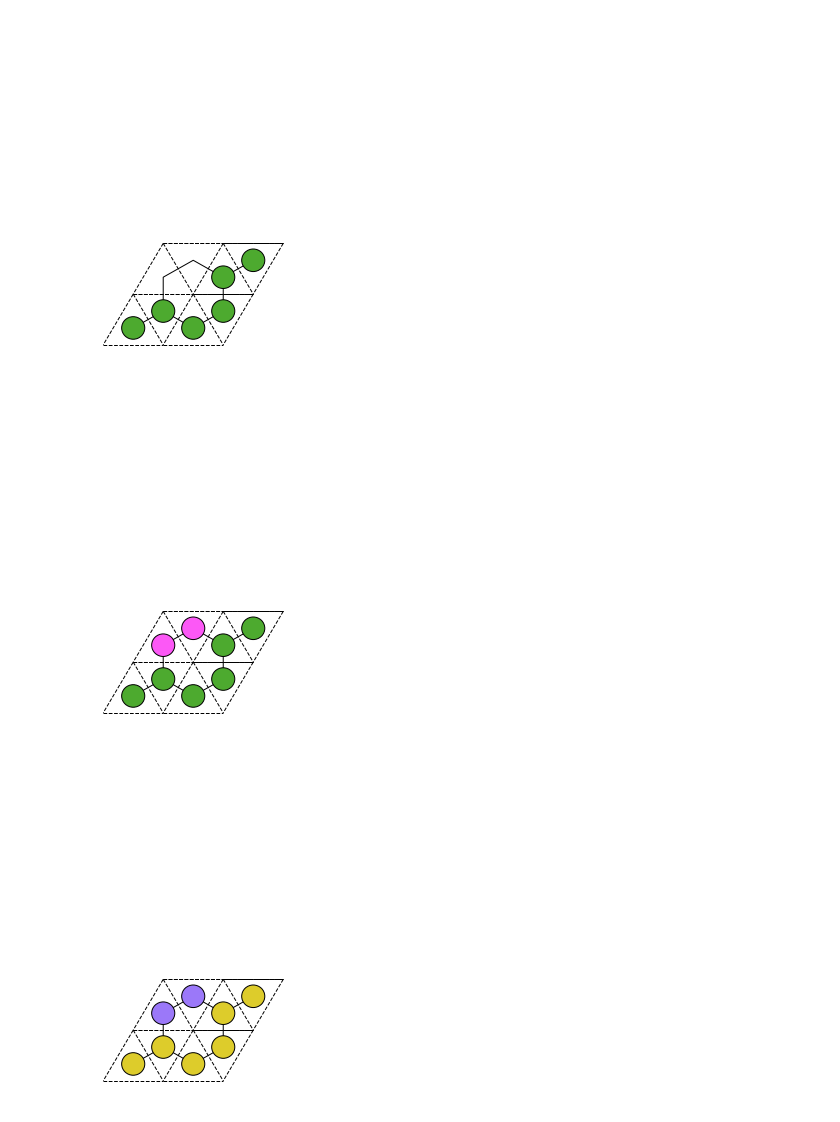
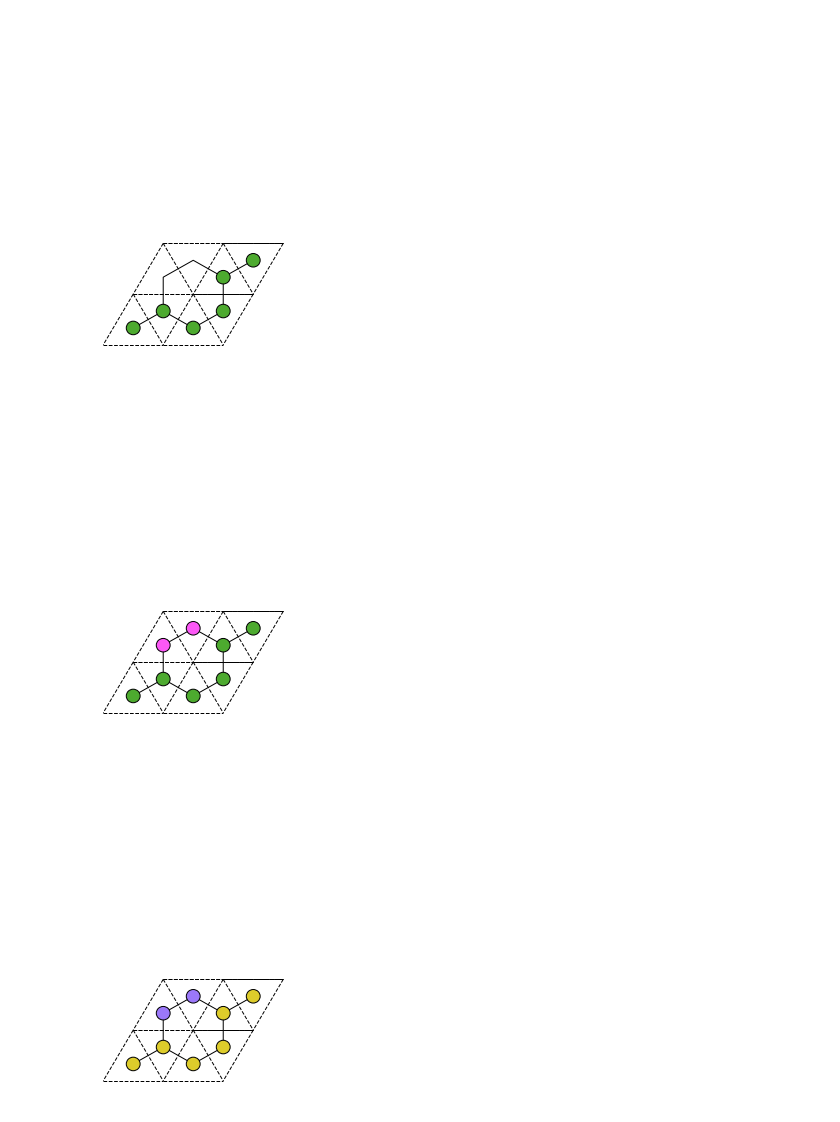
Before and after one commit to KimGroup/trimer-tbg, a Jupyter notebook: diagrams-Jeanie.ipynb, the cells around one changed output. Saved outputs shown, nothing was run; the diff lists cells and outputs as text; code cells hidden in the pictures.

```diff
--- a/diagrams-Jeanie.ipynb
+++ b/diagrams-Jeanie.ipynb
@@ -3,7 +3,7 @@
 from hexalattice.hexalattice import *
 import matplotlib.pyplot as plt
 
-base_dir = "/mnt/z/Users/Kevin/Pictures/tbg3/"
+base_dir = "/mnt/c/Users/kz/Pictures/tbg3/"
 # %%
 import matplotlib.patheffects as PathEffects
 inverse_lattice = 6/180 * np.pi
@@ -120,13 +120,13 @@ def drawstate(A, B, J4, name, wf="tri", annotate_j4=[], annotate_wf=None, double
     else:
         for i, c in A:
             xy = trilatloc(i, "up")
-            ax.add_patch(mpatches.Circle(xy, radius=R/3, facecolor=to_rgba(c, 1), ec='k'))
+            ax.add_patch(mpatches.Circle(xy, radius=R/5, facecolor=to_rgba(c, 1), ec='k'))
             if i in doubleA:
                 ax.text(xy[0], xy[1], "↑↓", fontfamily="serif", fontsize=15, zorder=3, horizontalalignment='center', verticalalignment='center')
 
         for i, c in B:
             xy = trilatloc(i, "down")
-            ax.add_patch(mpatches.Circle(xy, radius=R/3, facecolor=to_rgba(c, 1), ec='k'))
+            ax.add_patch(mpatches.Circle(xy, radius=R/5, facecolor=to_rgba(c, 1), ec='k'))
 
         for i in holes[0]:
             xy = trilatloc(i, "up")
@@ -379,7 +379,7 @@ draw_duallattice("k")
 draw_hexalattice("k", ls="--")
 drawstate(A, B, [], "x1", wf="hexa")
 # %% [output]
-[figure, old version]
+[figure, new version]
 # %%
 A = [((0, 1), color1), ((1, 1), color1), ((1, 2), color1), ((0, 2), color4)]
 B = [((0, 1), color1), ((1, 1), color1), ((1, 2), color1), ((0, 2), color4)]
@@ -389,14 +389,14 @@ draw_duallattice("k")
 draw_hexalattice("k", ls="--")
 drawstate(A, B, [], "x2", wf="hexa")
 # %% [output]
-[figure, old version]
+[figure, new version]
 # %%
 A = [((0, 1), color2), ((1, 1), color2), ((1, 2), color2), ((0, 2), color5)]
 B = [((0, 1), color2), ((1, 1), color2), ((1, 2), color2), ((0, 2), color5)]
 
 fig, ax = plt.subplots(1, 1, figsize=[8, 5])
 draw_duallattice("k")
 draw_hexalattice("k", ls="--")
-drawstate(A, B, [], "x2", wf="hexa")
+drawstate(A, B, [], "x3", wf="hexa")
 # %% [output]
-[figure, old version]
+[figure, new version]
```
Also changed, not shown: parts of 8 cells of this notebook, 1 other file.
